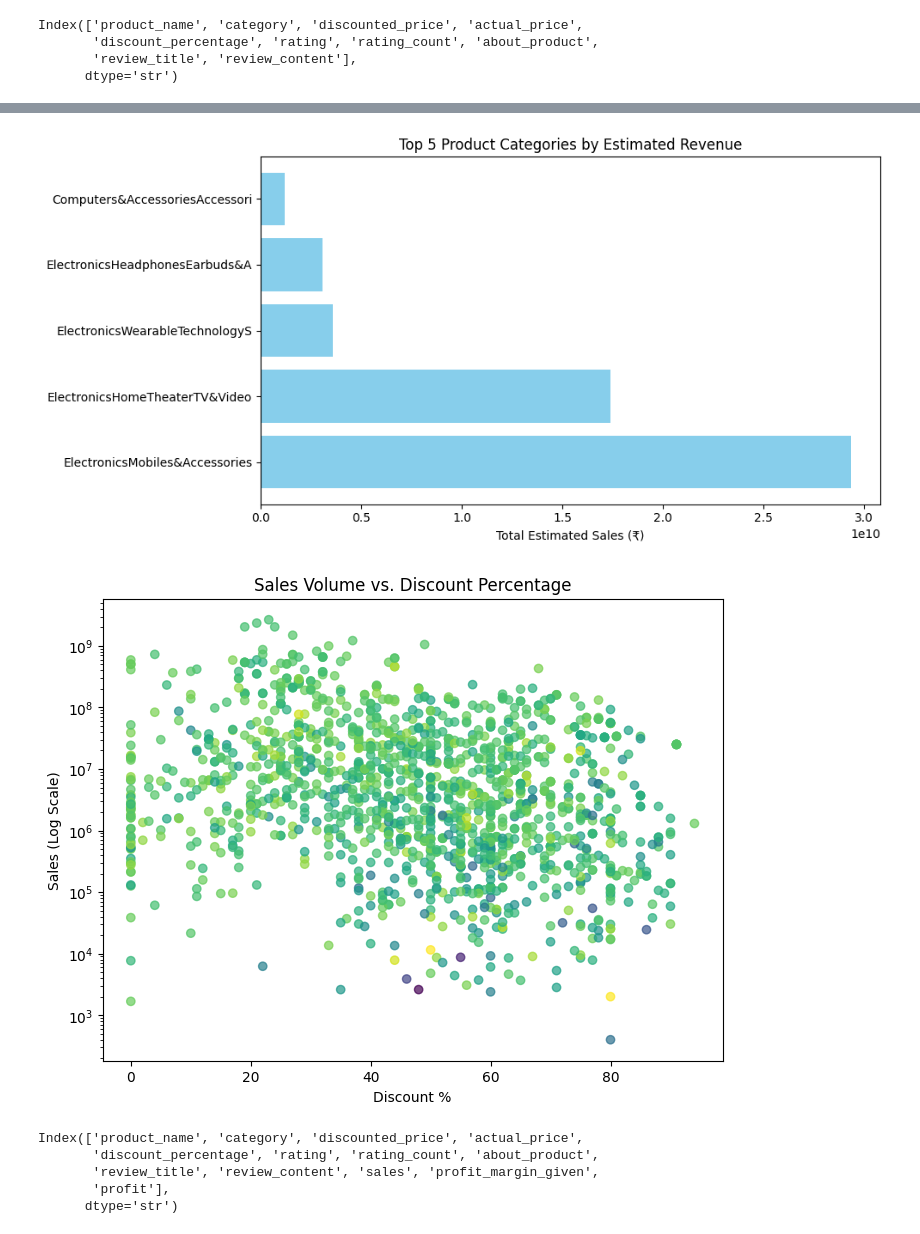
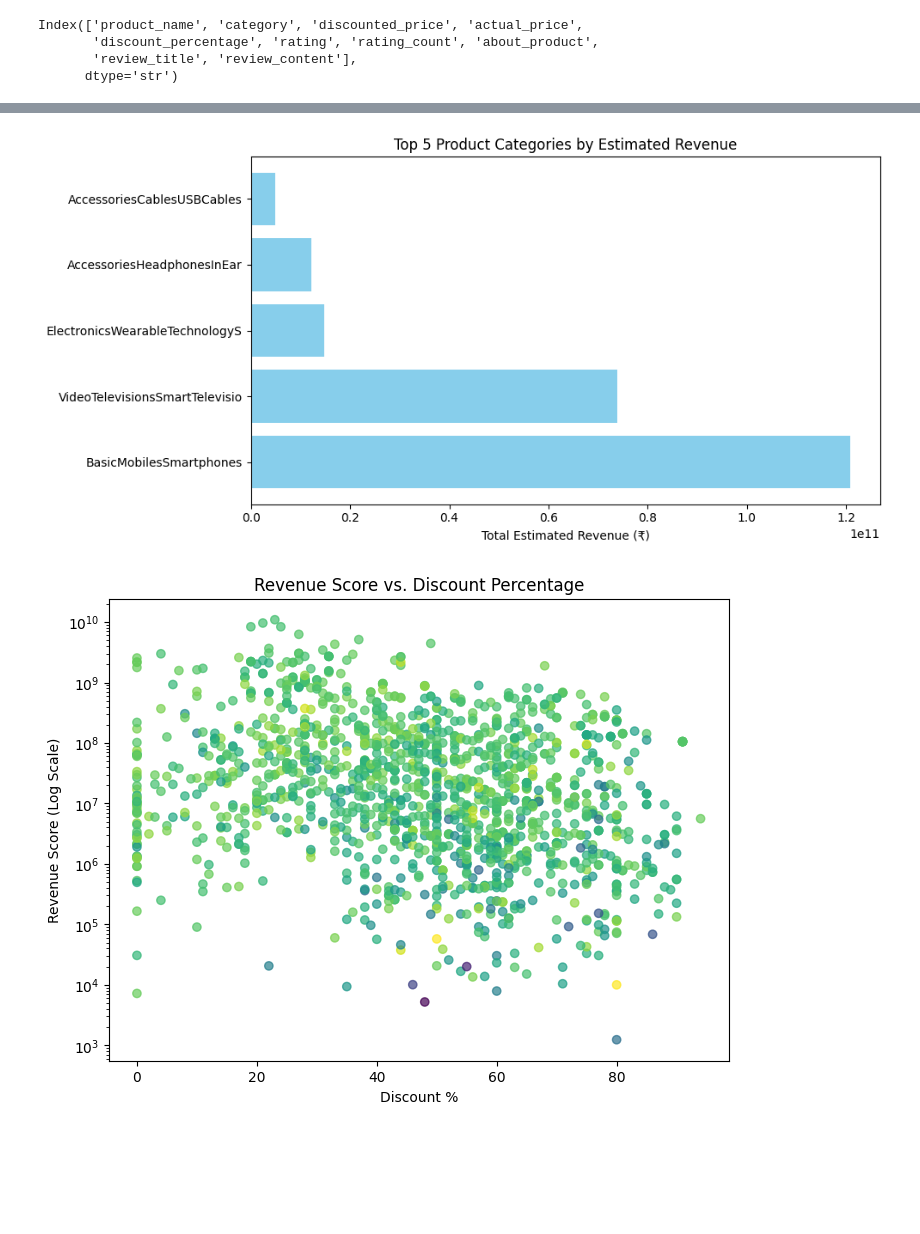
Before and after one commit to shubh229177/Amazon-Sales-Analysis, a Jupyter notebook: main.ipynb, the cells around one changed output, grey strips where cells are left out. Cells and saved outputs as stored; diff of their text form; code cells hidden in the pictures; blank space fills up the shorter version.

```diff
--- a/main.ipynb
+++ b/main.ipynb
@@ -101,9 +102,11 @@ Index(['product_name', 'category', 'discounted_price', 'actual_price',
        'review_title', 'review_content'],
       dtype='str')
 # %%
-data['sales'] = data['discounted_price'] * data['rating_count']
+data['estimated_demand'] = data['rating_count'] * data['rating']
+data['revenue_score'] = data['estimated_demand'] * data['discounted_price']
 data['profit_margin_given'] = data['actual_price'] - data['discounted_price']
-data['profit'] = data['sales'] * 0.15
+data['profit'] = data['revenue_score'] * 0.15
+data['sales'] = data['revenue_score'] * 0.85
 data.dropna(inplace=True)
 data.head()
 # %% [output]
@@ -114,5 +117,6 @@ data.head()
 | 3 | boAt Deuce USB 300 2 in 1 TypeC &... | Computers&AccessoriesAccessories&... | 329.0 | 699.0 | 53.0 | 4.2 | 94363.0 | ... |
 | 4 | Portronics Konnect L 1.2M Fast Ch... | Computers&AccessoriesAccessories&... | 154.0 | 399.0 | 61.0 | 4.2 | 16905.0 | ... |
 # %%
+data['category'] = data['category'].apply(lambda x: x.split('&')[-1])
 data['category'].value_counts().head(27)
 # %% [output]
@@ -135,0 +129,2 @@ Name: count, dtype: int64
+# %%
+data['main_category'] = data['category'].str.split('&').str[0]
@@ -135,0 +144,21 @@ Name: count, dtype: int64
+# %%
+
+data['sentiment'] = data['review_content'].apply(
+    lambda x: TextBlob(str(x)).sentiment.polarity
+)
+# Postive vs Negative Reviews
+plt.figure(figsize=(8, 6))
+plt.hist(data['sentiment'], bins=20, color='skyblue', edgecolor='black')
+plt.title('Distribution of Review Sentiment')
+plt.xlabel('Sentiment Polarity')
+plt.ylabel('Number of Reviews')
+plt.tight_layout()
+plt.show()
+# sentiment vs rating
+plt.figure(figsize=(8, 6))
+plt.scatter(data['sentiment'], data['rating'], alpha=0.5, color='orange')
+plt.title('Sentiment Polarity vs. Rating')
+plt.xlabel('Sentiment Polarity')
+plt.ylabel('Rating')
+plt.tight_layout()
+plt.show()
@@ -136,29 +168,22 @@ Name: count, dtype: int64
 # %%
-top_categories = data.groupby('category')['sales'].sum().reset_index().sort_values(by='sales', ascending=False).head(5)
-
+top_categories = data.groupby('category')['revenue_score'].sum().reset_index().sort_values(by='revenue_score', ascending=False).head(5)
 plt.figure(figsize=(10, 5))
-plt.barh(top_categories['category'].str[:30], top_categories['sales'], color='skyblue')
-plt.xlabel('Total Estimated Sales (₹)')
+plt.barh(top_categories['category'].str[:30], top_categories['revenue_score'], color='skyblue')
+plt.xlabel('Total Estimated Revenue (₹)')
 plt.title('Top 5 Product Categories by Estimated Revenue')
 plt.tight_layout()
 plt.show()
 # %% [output]
-[figure, old version]
+[figure, new version]
 # %%
 plt.figure(figsize=(8, 6))
-plt.scatter(data['discount_percentage'], data['sales'], c=data['rating'], cmap='viridis', alpha=0.7)
-plt.yscale('log') # Use log scale since sales numbers span wide ranges
-plt.title('Sales Volume vs. Discount Percentage')
+plt.scatter(data['discount_percentage'], data['revenue_score'], c=data['rating'], cmap='viridis', alpha=0.7)
+plt.yscale('log') # Use log scale since revenue numbers span wide ranges
+plt.title('Revenue Score vs. Discount Percentage')
 plt.xlabel('Discount %')
-plt.ylabel('Sales (Log Scale)')
+plt.ylabel('Revenue Score (Log Scale)')
 plt.show()
 # %% [output]
-[figure, old version]
+[figure, new version]
 # %%
-data.columns
+data.to_csv('data.csv', index=False)
-# %% [output]
-Index(['product_name', 'category', 'discounted_price', 'actual_price',
-       'discount_percentage', 'rating', 'rating_count', 'about_product',
-       'review_title', 'review_content', 'sales', 'profit_margin_given',
-       'profit'],
-      dtype='str')
```
Also changed, not shown: parts of 5 cells of this notebook, 1 other file.
